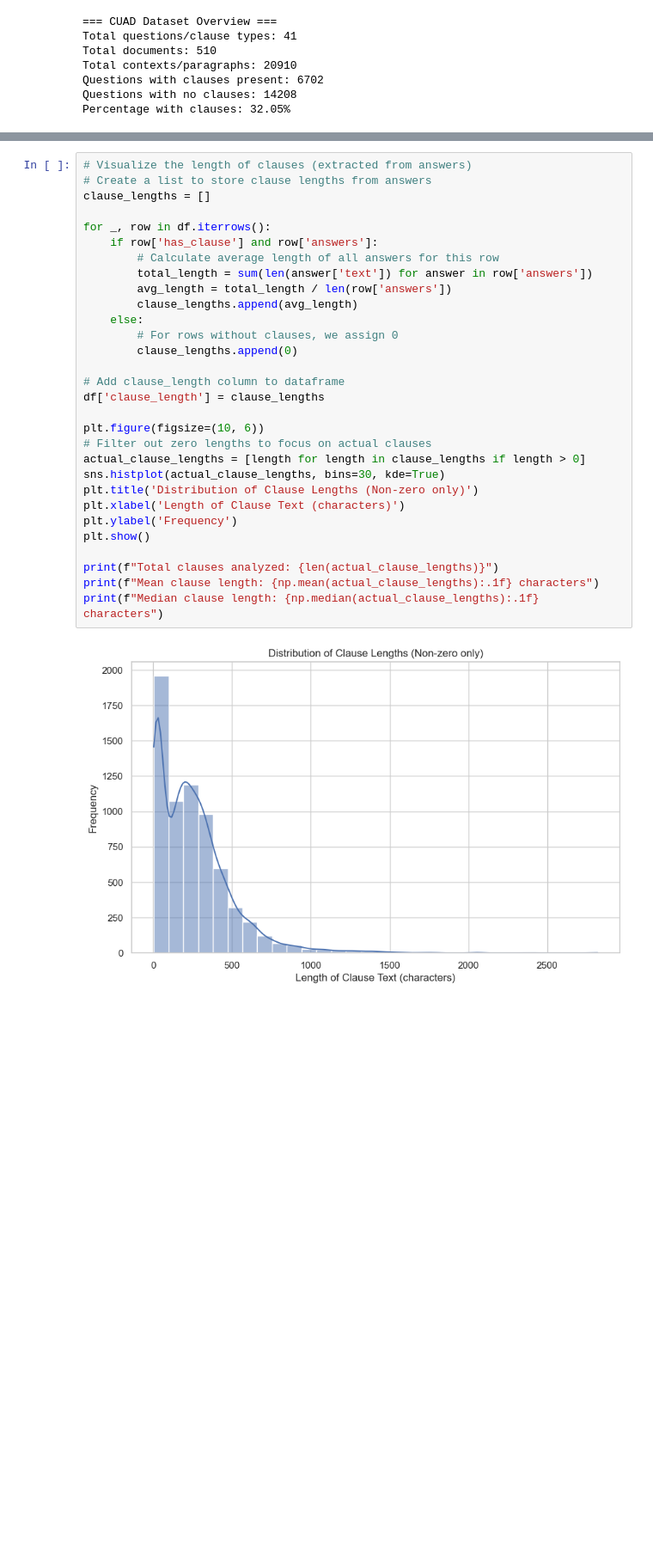
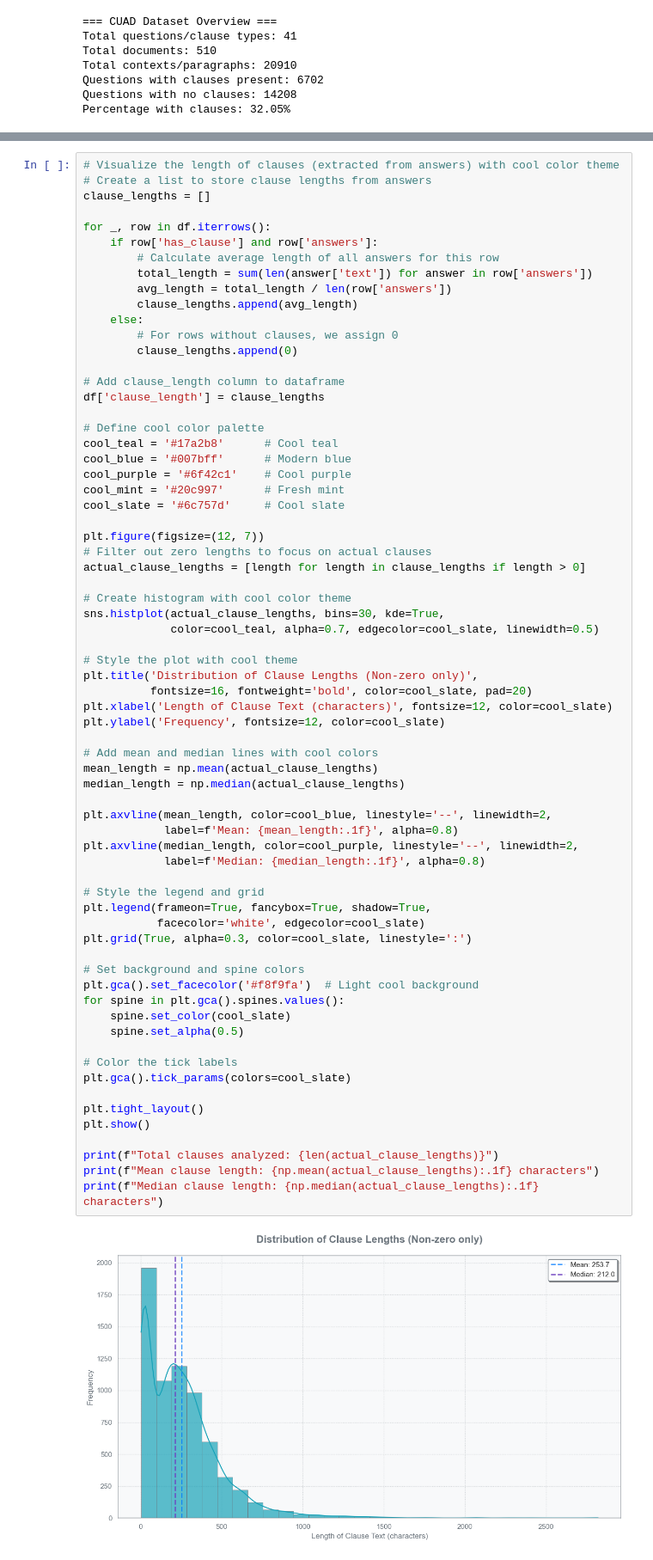
Before and after one commit to prgabriel/w266-project-legal-nlp-xai, a Jupyter notebook: notebooks/data_exploration.ipynb, the cells around one changed output, grey strips where cells are left out. Shown at 86% size. Drawn from its saved outputs; the diff is of its cells as text; blank space fills up the shorter version.

```diff
--- a/notebooks/data_exploration.ipynb
+++ b/notebooks/data_exploration.ipynb
@@ -213,35 +219,73 @@ Clause types with 0% presence: 0
 # %%
-# Visualize the length of clauses (extracted from answers)
+# Visualize the length of clauses (extracted from answers) with cool color theme
 # Create a list to store clause lengths from answers
 clause_lengths = []
 
 for _, row in df.iterrows():
 	if row['has_clause'] and row['answers']:
 		# Calculate average length of all answers for this row
 		total_length = sum(len(answer['text']) for answer in row['answers'])
 		avg_length = total_length / len(row['answers'])
 		clause_lengths.append(avg_length)
 	else:
 		# For rows without clauses, we assign 0
 		clause_lengths.append(0)
 
 # Add clause_length column to dataframe
 df['clause_length'] = clause_lengths
 
-plt.figure(figsize=(10, 6))
+# Define cool color palette
+cool_teal = '#17a2b8'      # Cool teal
+cool_blue = '#007bff'      # Modern blue
+cool_purple = '#6f42c1'    # Cool purple
+cool_mint = '#20c997'      # Fresh mint
+cool_slate = '#6c757d'     # Cool slate
+
+plt.figure(figsize=(12, 7))
 # Filter out zero lengths to focus on actual clauses
 actual_clause_lengths = [length for length in clause_lengths if length > 0]
-sns.histplot(actual_clause_lengths, bins=30, kde=True)
-plt.title('Distribution of Clause Lengths (Non-zero only)')
-plt.xlabel('Length of Clause Text (characters)')
-plt.ylabel('Frequency')
+
+# Create histogram with cool color theme
+sns.histplot(actual_clause_lengths, bins=30, kde=True,
+			 color=cool_teal, alpha=0.7, edgecolor=cool_slate, linewidth=0.5)
+
+# Style the plot with cool theme
+plt.title('Distribution of Clause Lengths (Non-zero only)',
+		  fontsize=16, fontweight='bold', color=cool_slate, pad=20)
+plt.xlabel('Length of Clause Text (characters)', fontsize=12, color=cool_slate)
+plt.ylabel('Frequency', fontsize=12, color=cool_slate)
+
+# Add mean and median lines with cool colors
+mean_length = np.mean(actual_clause_lengths)
+median_length = np.median(actual_clause_lengths)
+
+plt.axvline(mean_length, color=cool_blue, linestyle='--', linewidth=2,
+			label=f'Mean: {mean_length:.1f}', alpha=0.8)
+plt.axvline(median_length, color=cool_purple, linestyle='--', linewidth=2,
+			label=f'Median: {median_length:.1f}', alpha=0.8)
+
+# Style the legend and grid
+plt.legend(frameon=True, fancybox=True, shadow=True,
+		   facecolor='white', edgecolor=cool_slate)
+plt.grid(True, alpha=0.3, color=cool_slate, linestyle=':')
+
+# Set background and spine colors
+plt.gca().set_facecolor('#f8f9fa')  # Light cool background
+for spine in plt.gca().spines.values():
+	spine.set_color(cool_slate)
+	spine.set_alpha(0.5)
+
+# Color the tick labels
+plt.gca().tick_params(colors=cool_slate)
+
+plt.tight_layout()
 plt.show()
 
 print(f"Total clauses analyzed: {len(actual_clause_lengths)}")
 print(f"Mean clause length: {np.mean(actual_clause_lengths):.1f} characters")
 print(f"Median clause length: {np.median(actual_clause_lengths):.1f} characters")
 # %% [output]
-[figure, old version]
+[figure, new version]
 Total clauses analyzed: 6702
 Mean clause length: 253.7 characters
 Median clause length: 212.0 characters
```
Also changed, not shown: parts of 7 cells of this notebook.
